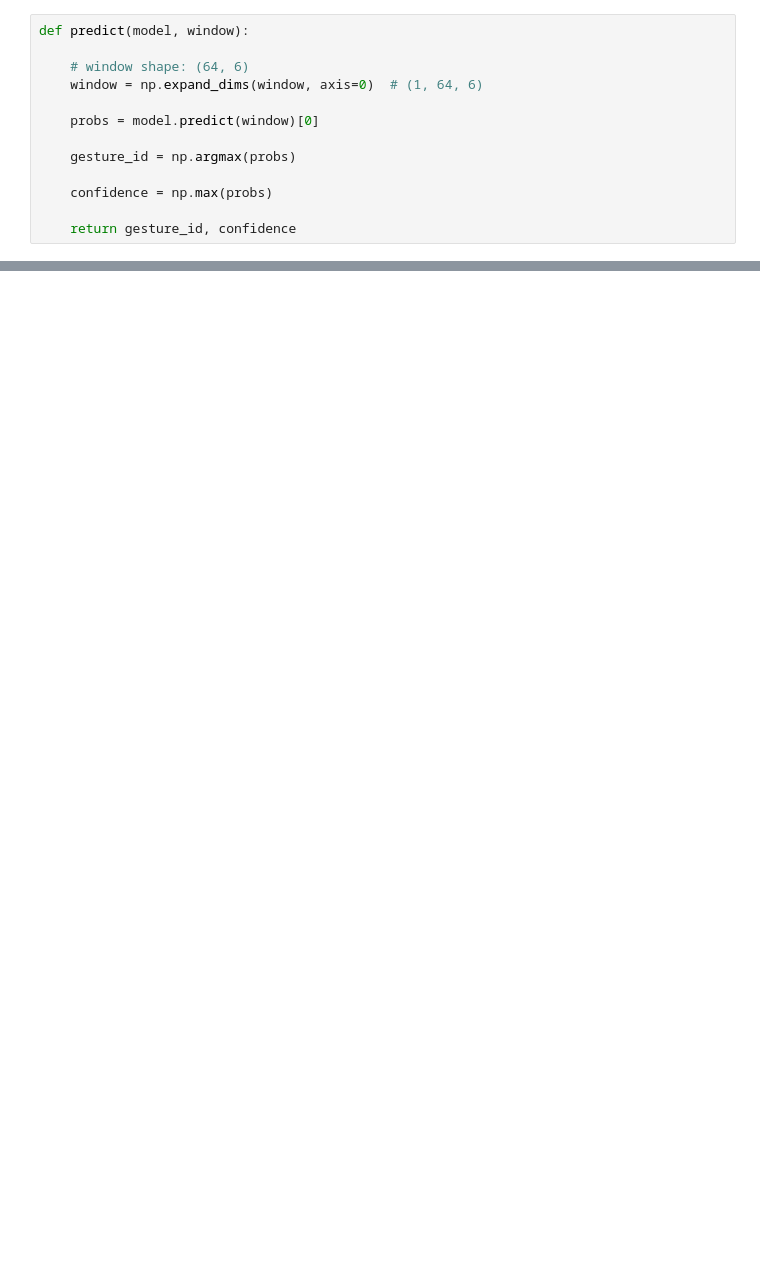
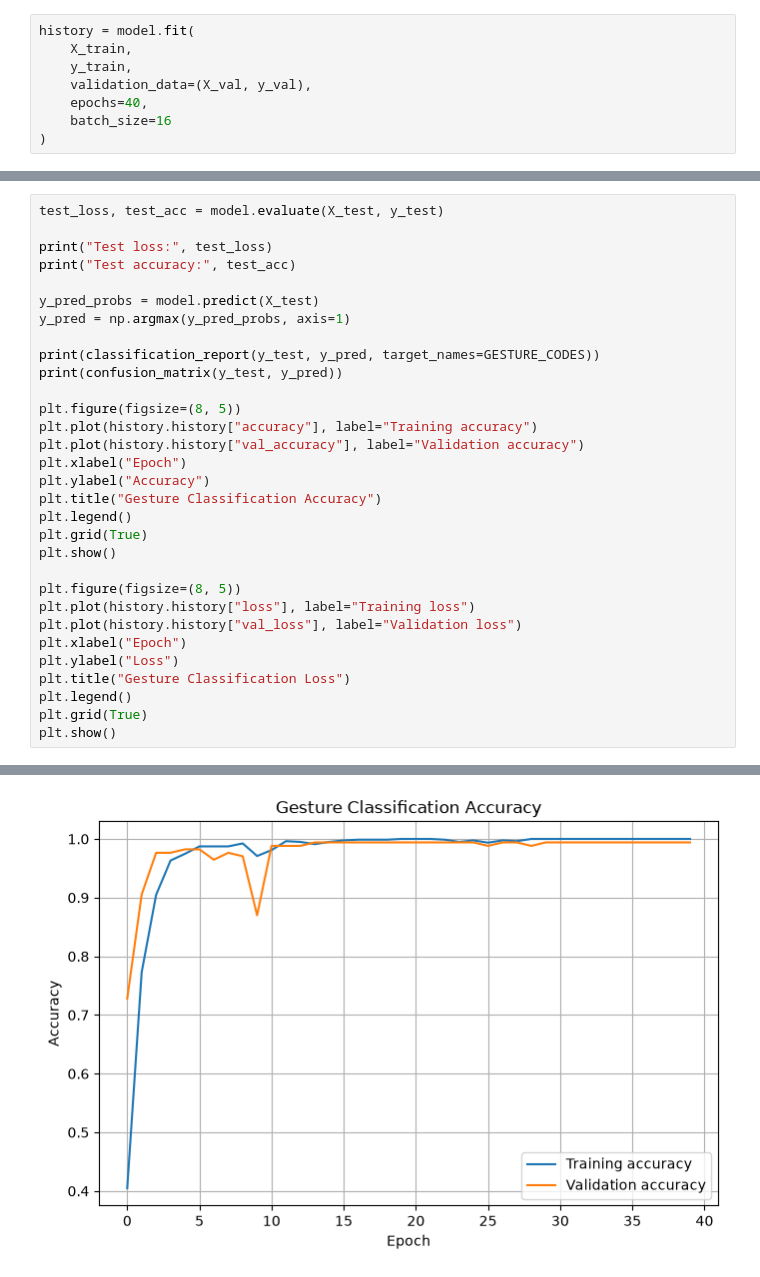
Before and after one commit to Sofriet/iot-project-smart-watch, a Jupyter notebook: CNNGRU-model/playground.ipynb, the cells around one changed output, grey strips where cells are left out. Drawn from its saved outputs; the diff is of its cells as text; blank space fills up the shorter version.

Commit message:
Model code and gitignore for Python installation

```diff
--- a/CNNGRU-model/playground.ipynb
+++ b/CNNGRU-model/playground.ipynb
@@ -37,13 +187,8 @@ def build_model():
 # %%
-def predict(model, window):
-
-    # window shape: (64, 6)
-    window = np.expand_dims(window, axis=0)  # (1, 64, 6)
-
-    probs = model.predict(window)[0]
-
-    gesture_id = np.argmax(probs)
-
-    confidence = np.max(probs)
-
-    return gesture_id, confidence
+history = model.fit(
+    X_train,
+    y_train,
+    validation_data=(X_val, y_val),
+    epochs=40,
+    batch_size=16
+)
@@ -49,0 +213,32 @@ def predict(model, window):
+# %%
+test_loss, test_acc = model.evaluate(X_test, y_test)
+
+print("Test loss:", test_loss)
+print("Test accuracy:", test_acc)
+
+y_pred_probs = model.predict(X_test)
+y_pred = np.argmax(y_pred_probs, axis=1)
+
+print(classification_report(y_test, y_pred, target_names=GESTURE_CODES))
+print(confusion_matrix(y_test, y_pred))
+
+plt.figure(figsize=(8, 5))
+plt.plot(history.history["accuracy"], label="Training accuracy")
+plt.plot(history.history["val_accuracy"], label="Validation accuracy")
+plt.xlabel("Epoch")
+plt.ylabel("Accuracy")
+plt.title("Gesture Classification Accuracy")
+plt.legend()
+plt.grid(True)
+plt.show()
+
+plt.figure(figsize=(8, 5))
+plt.plot(history.history["loss"], label="Training loss")
+plt.plot(history.history["val_loss"], label="Validation loss")
+plt.xlabel("Epoch")
+plt.ylabel("Loss")
+plt.title("Gesture Classification Loss")
+plt.legend()
+plt.grid(True)
+plt.show()
+# %% [output]
@@ -49,0 +262 @@ def predict(model, window):
+[figure, added]
```
Also changed, not shown: parts of 11 cells of this notebook, 1 other file.
